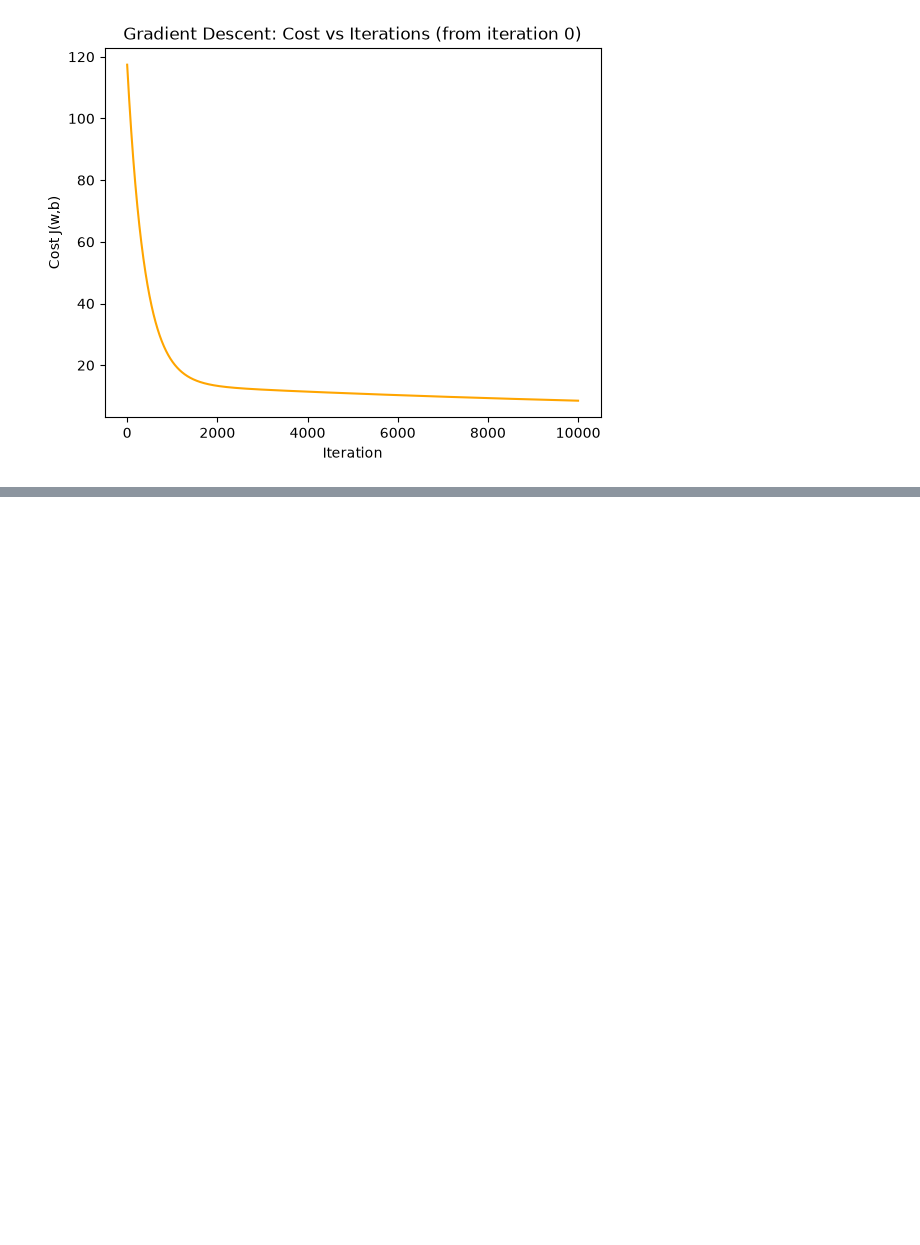
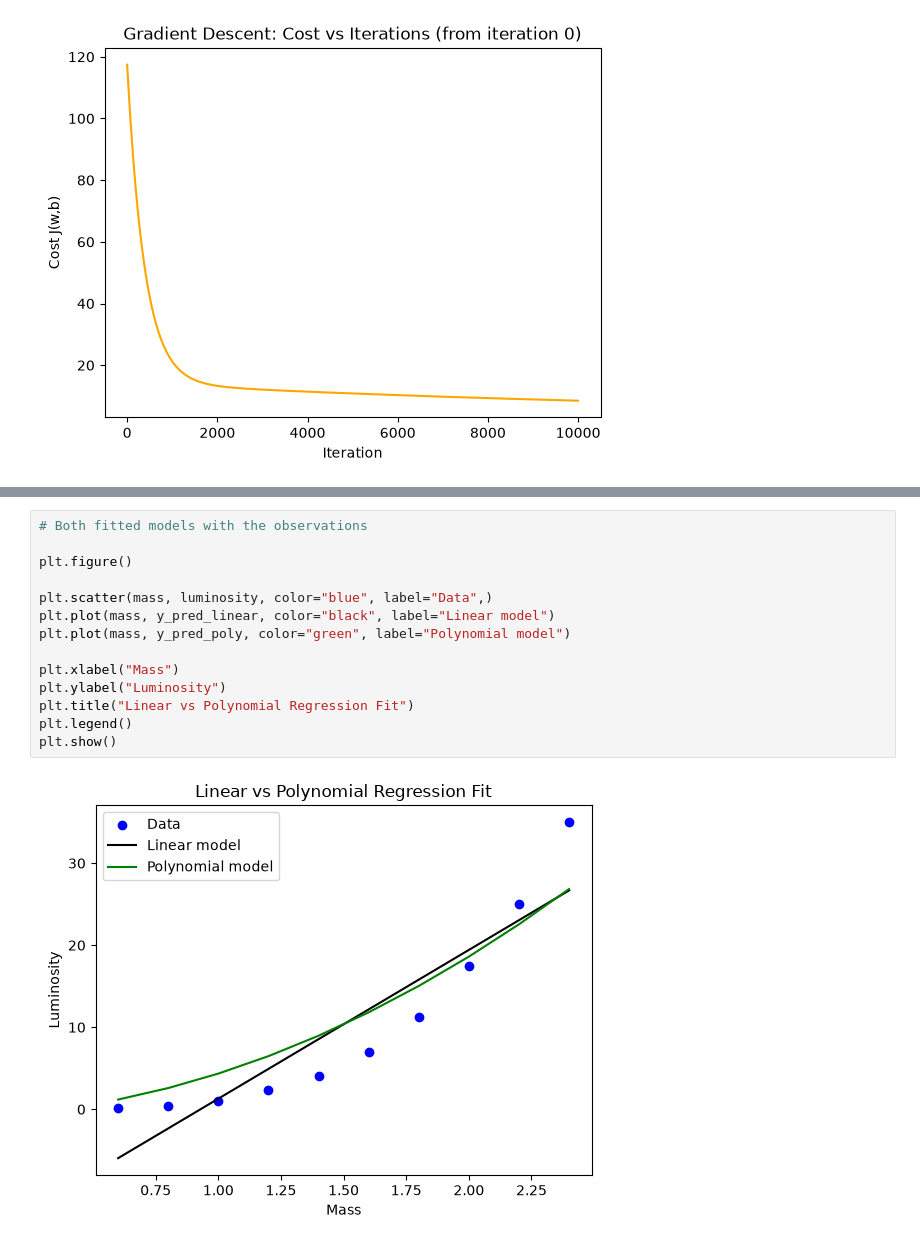
Before and after one commit to Valentina-33/Stellar-Luminosity, a Jupyter notebook: stellar_luminosity_hands_on.ipynb, the cells around one changed output, grey strips where cells are left out. Drawn from its saved outputs; the diff is of its cells as text; blank space fills up the shorter version.

```diff
--- a/stellar_luminosity_hands_on.ipynb
+++ b/stellar_luminosity_hands_on.ipynb
@@ -333,0 +396,16 @@ plt.show()
+# %%
+# Both fitted models with the observations
+
+plt.figure()
+
+plt.scatter(mass, luminosity, color="blue", label="Data",)
+plt.plot(mass, y_pred_linear, color="black", label="Linear model")
+plt.plot(mass, y_pred_poly, color="green", label="Polynomial model")
+
+plt.xlabel("Mass")
+plt.ylabel("Luminosity")
+plt.title("Linear vs Polynomial Regression Fit")
+plt.legend()
+plt.show()
+# %% [output]
+[figure, added]
```
Also changed, not shown: parts of 14 cells of this notebook.
